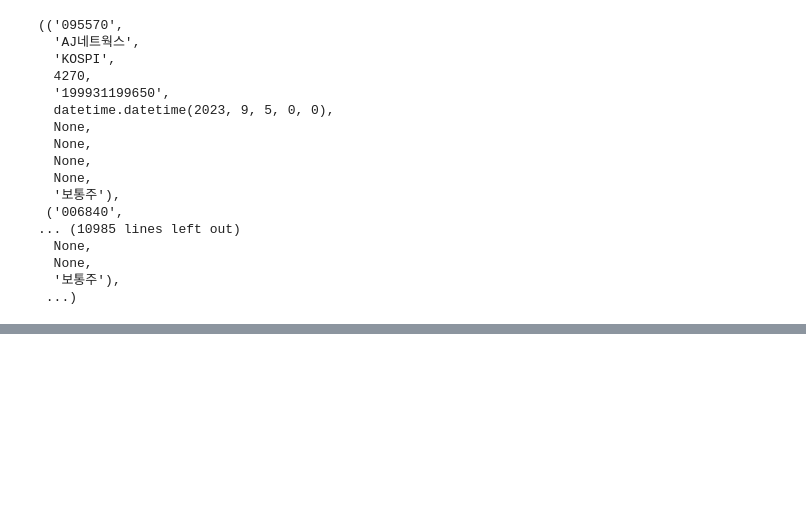
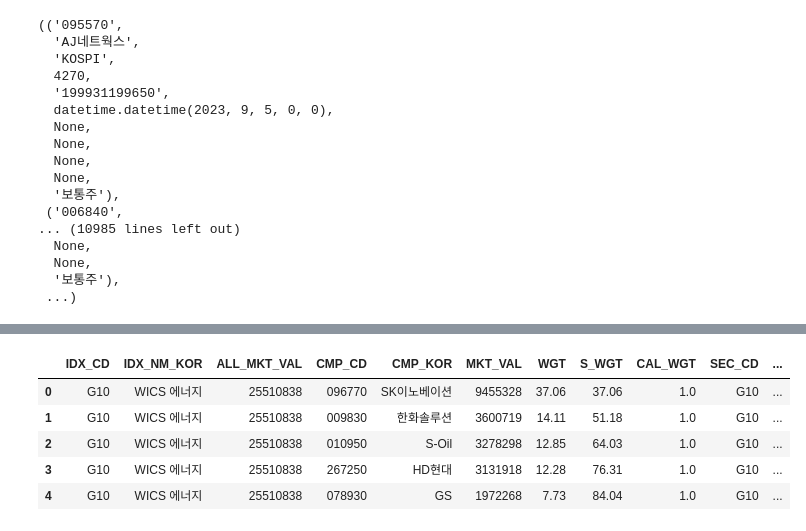
Before and after one commit to infostore/ex-quant, a Jupyter notebook: 국내주식데이터수집.ipynb, the cells around one changed output, grey strips where cells are left out. Drawn from its saved outputs; the diff is of its cells as text; code cells hidden in the pictures; blank space fills up the shorter version.

```diff
--- a/국내주식데이터수집.ipynb
+++ b/국내주식데이터수집.ipynb
@@ -231,3 +231,19 @@ display(data)
   None,
   '보통주'),
  ...)
+# %%
+# WICS 기준 주식섹터 크롤링
+# https://www.wiseindex.com/Index
+
+# 에너지 분약 섹터 기업조회
+# https://www.wiseindex.com/Index/GetIndexComponets?ceil_yn=0&dt=20230911&sec_cd=G10
+
+import json
+import requests as rq
+import pandas as pd
+
+biz_day = '20230911'
+url = f'''https://www.wiseindex.com/Index/GetIndexComponets?ceil_yn=0&dt={biz_day}&sec_cd=G10'''
+data = rq.get(url).json()
+
+print(data.keys())
@@ -233,0 +284,11 @@ display(data)
+# %%
+# 에너지 섹터의 구성종목을 데이터프레임 형태로
+data_pd = pd.json_normalize(data['list'])
+data_pd.head()
+# %% [output]
+|  | IDX_CD | IDX_NM_KOR | ALL_MKT_VAL | CMP_CD | CMP_KOR | MKT_VAL | WGT | S_WGT | CAL_WGT | SEC_CD | ... |
+| 0 | G10 | WICS 에너지 | 25510838 | 096770 | SK이노베이션 | 9455328 | 37.06 | 37.06 | 1.0 | G10 | ... |
+| 1 | G10 | WICS 에너지 | 25510838 | 009830 | 한화솔루션 | 3600719 | 14.11 | 51.18 | 1.0 | G10 | ... |
+| 2 | G10 | WICS 에너지 | 25510838 | 010950 | S-Oil | 3278298 | 12.85 | 64.03 | 1.0 | G10 | ... |
+| 3 | G10 | WICS 에너지 | 25510838 | 267250 | HD현대 | 3131918 | 12.28 | 76.31 | 1.0 | G10 | ... |
+| 4 | G10 | WICS 에너지 | 25510838 | 078930 | GS | 1972268 | 7.73 | 84.04 | 1.0 | G10 | ... |
```
Also changed, not shown: parts of 22 cells of this notebook, 1 other file.
